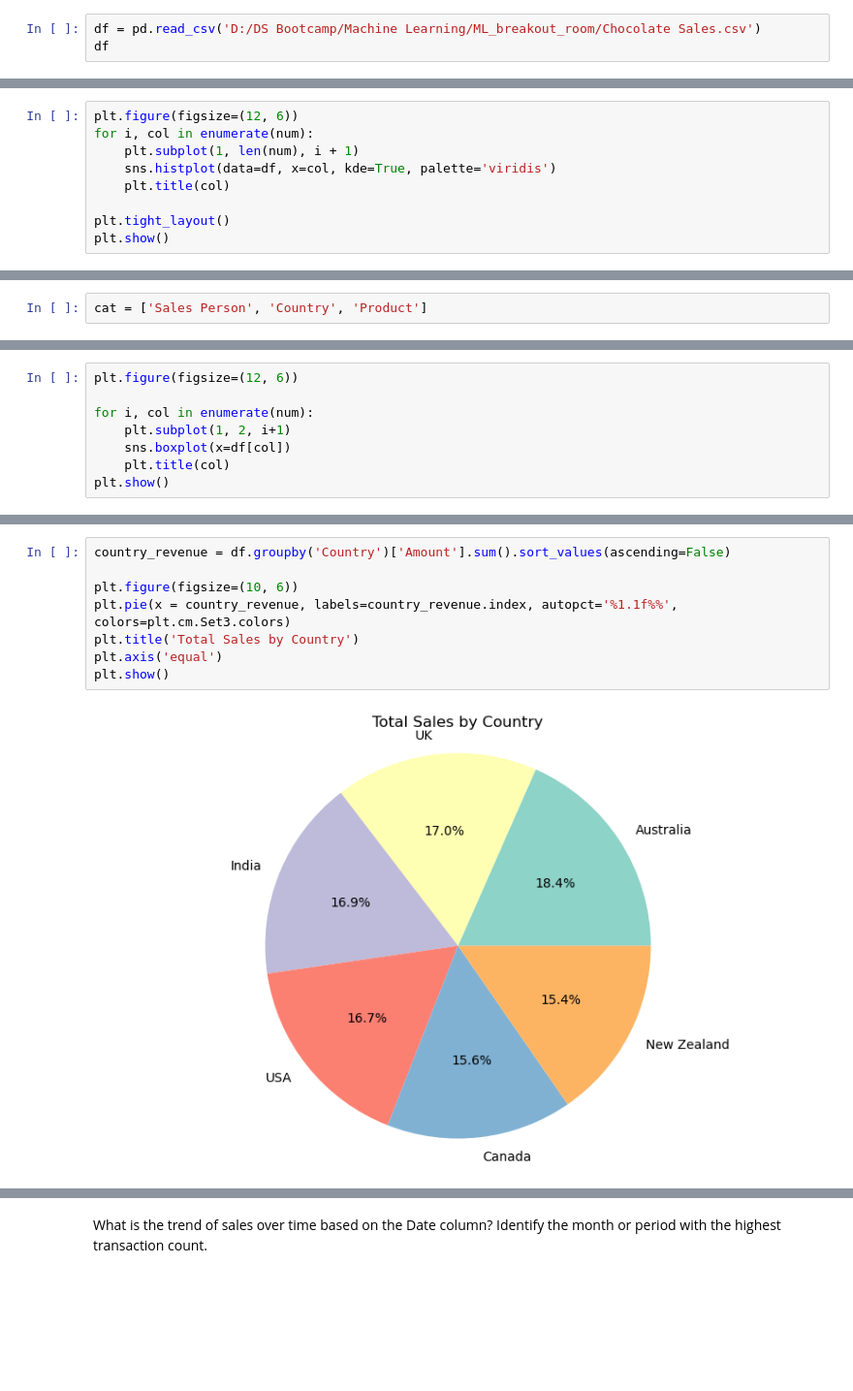
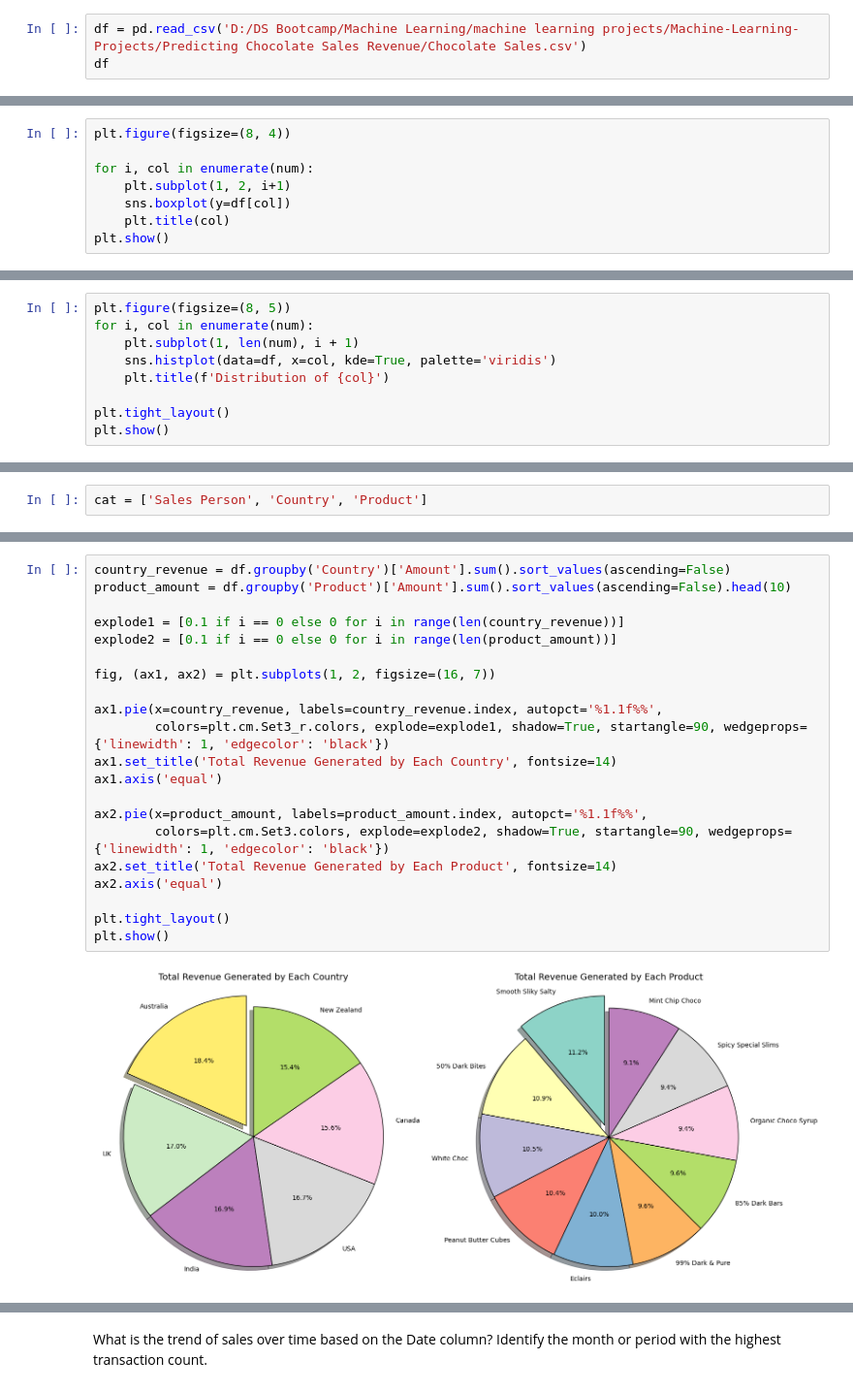
Before and after one commit to danisharain12/Machine-Learning-Projects, a Jupyter notebook: Predicting Chocolate Sales Revenue/Predicting Chocolate Sales Revenue.ipynb, the cells around one changed output, grey strips where cells are left out. Shown: that part at 97% size. Cells and saved outputs as stored; diff of their text form; blank space fills up the shorter version.

```diff
--- a/Predicting Chocolate Sales Revenue/Predicting Chocolate Sales Revenue.ipynb
+++ b/Predicting Chocolate Sales Revenue/Predicting Chocolate Sales Revenue.ipynb
@@ -11,7 +13,7 @@ warnings.filterwarnings('ignore')
 # %% [markdown]
 ## Load Dataset
 # %%
-df = pd.read_csv('D:/DS Bootcamp/Machine Learning/ML_breakout_room/Chocolate Sales.csv')
+df = pd.read_csv('D:/DS Bootcamp/Machine Learning/machine learning projects/Machine-Learning-Projects/Predicting Chocolate Sales Revenue/Chocolate Sales.csv')
 df
 # %% [output]
 |  | Sales Person | Country | Product | Date | Amount | Boxes Shipped |
@@ -97,2 +136,10 @@ df.duplicated().sum()
 # %%
 num = ['Amount', 'Boxes Shipped']
+# %%
+plt.figure(figsize=(8, 4))
+
+for i, col in enumerate(num):
+    plt.subplot(1, 2, i+1)
+    sns.boxplot(y=df[col])
+    plt.title(col)
+plt.show()
@@ -99,9 +156,9 @@ num = ['Amount', 'Boxes Shipped']
 # %%
-plt.figure(figsize=(12, 6))
+plt.figure(figsize=(8, 5))
 for i, col in enumerate(num):
     plt.subplot(1, len(num), i + 1)
     sns.histplot(data=df, x=col, kde=True, palette='viridis')
-    plt.title(col)
+    plt.title(f'Distribution of {col}')
 
 plt.tight_layout()
 plt.show()
@@ -122,11 +181,3 @@ plt.tight_layout()
 plt.show()
 # %% [output]
 [figure]
-# %%
-plt.figure(figsize=(12, 6))
-
-for i, col in enumerate(num):
-    plt.subplot(1, 2, i+1)
-    sns.boxplot(x=df[col])
-    plt.title(col)
-plt.show()
@@ -162,10 +219,23 @@ revenue? What percentage of the total revenue does it account for?
 # %%
 country_revenue = df.groupby('Country')['Amount'].sum().sort_values(ascending=False)
+product_amount = df.groupby('Product')['Amount'].sum().sort_values(ascending=False).head(10)
 
-plt.figure(figsize=(10, 6))
-plt.pie(x = country_revenue, labels=country_revenue.index, autopct='%1.1f%%', colors=plt.cm.Set3.colors)
-plt.title('Total Sales by Country')
-plt.axis('equal')
+explode1 = [0.1 if i == 0 else 0 for i in range(len(country_revenue))]
+explode2 = [0.1 if i == 0 else 0 for i in range(len(product_amount))]
+
+fig, (ax1, ax2) = plt.subplots(1, 2, figsize=(16, 7))
+
+ax1.pie(x=country_revenue, labels=country_revenue.index, autopct='%1.1f%%',
+        colors=plt.cm.Set3_r.colors, explode=explode1, shadow=True, startangle=90, wedgeprops={'linewidth': 1, 'edgecolor': 'black'})
+ax1.set_title('Total Revenue Generated by Each Country', fontsize=14)
+ax1.axis('equal')
+
+ax2.pie(x=product_amount, labels=product_amount.index, autopct='%1.1f%%',
+        colors=plt.cm.Set3.colors, explode=explode2, shadow=True, startangle=90, wedgeprops={'linewidth': 1, 'edgecolor': 'black'})
+ax2.set_title('Total Revenue Generated by Each Product', fontsize=14)
+ax2.axis('equal')
+
+plt.tight_layout()
 plt.show()
 # %% [output]
-[figure, old version]
+[figure, new version]
```
Also changed, not shown: parts of 46 cells of this notebook.
